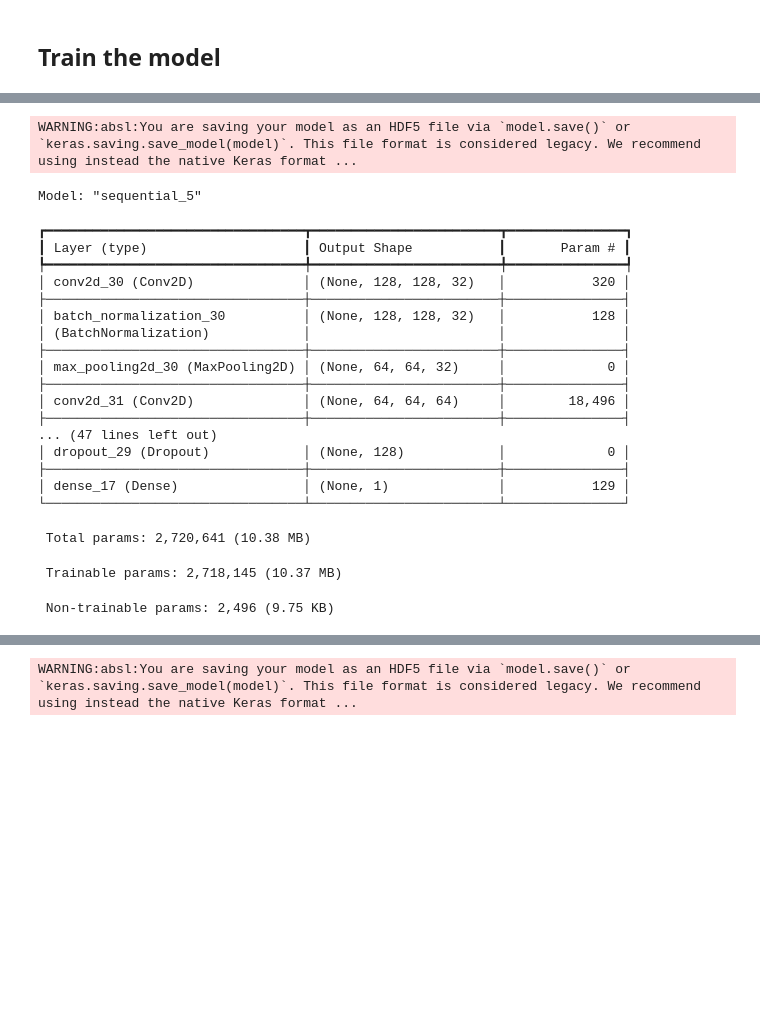
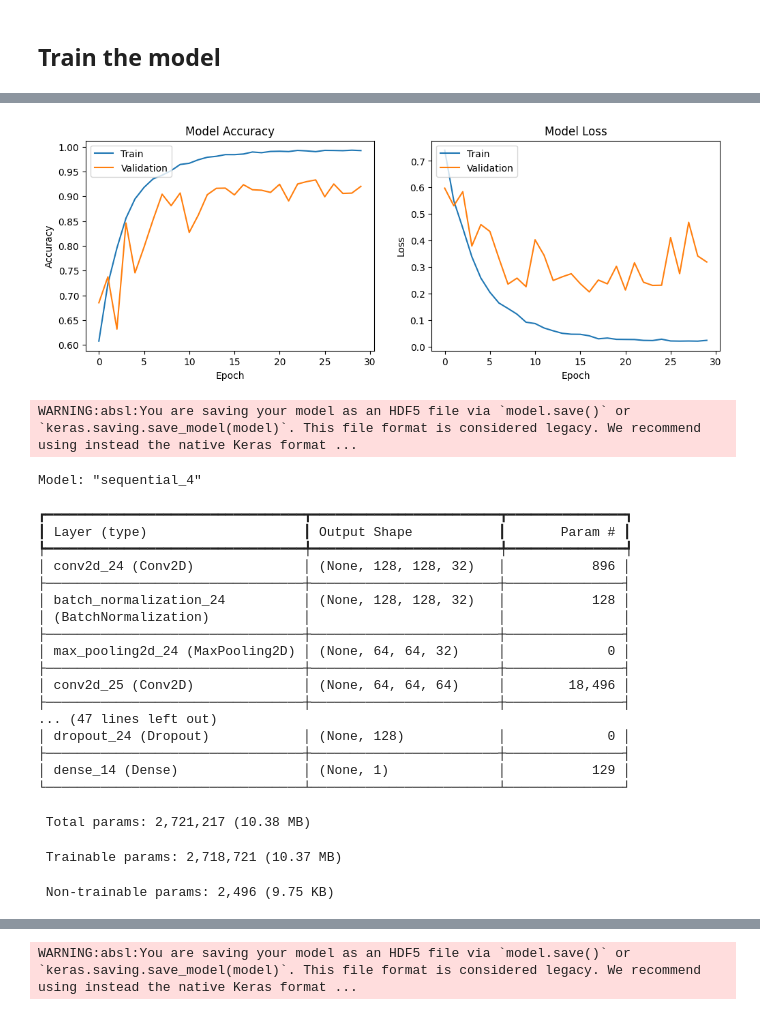
Before and after one commit to ahmed-hazem-1/Cats_VS_Dogs, a Jupyter notebook: Cats_VS_Dogs_(CNN_Classification).ipynb, the cells around one changed output, grey strips where cells are left out. Saved outputs shown, nothing was run; the diff lists cells and outputs as text; code cells hidden in the pictures; blank space fills up the shorter version.

```diff
--- a/Cats_VS_Dogs_(CNN_Classification).ipynb
+++ b/Cats_VS_Dogs_(CNN_Classification).ipynb
@@ -163,10 +134,11 @@ train_st = image_dataset_from_directory(
     target_path,
     validation_split=0.2,
     subset='training',
+    shuffle=True,
     seed=123,
     image_size=img_size,
     batch_size=batch_size,
-    color_mode='grayscale',
+    # color_mode='grayscale',
     label_mode='binary'  # Binary labels (for binary classification: cat vs dog)
 )
 
@@ -177,7 +149,7 @@ val_st = image_dataset_from_directory(
     seed=123,
     image_size=img_size,
     batch_size=batch_size,
-    color_mode='grayscale',
+    # color_mode='grayscale',
     label_mode='binary'
 )
 # %% [output]
@@ -189,7 +161,7 @@ Using 4999 files for validation.
 # Model Training
 # %%
 model = Sequential([
-    Conv2D(32, (3, 3), input_shape=(128, 128, 1), activation='relu', padding='same'),
+    Conv2D(32, (3, 3), input_shape=(128, 128, 3), activation='relu', padding='same'),
     BatchNormalization(),
     MaxPooling2D(pool_size=(2, 2)),
 
@@ -296,0 +269,30 @@ Epoch 20/50
+# %%
+# prompt: make a model evaluation
+
+# Evaluate the model on the validation set
+loss, accuracy = model.evaluate(val_st)
+
+print(f"Validation Loss: {loss}")
+print(f"Validation Accuracy: {accuracy}")
+
+# You can also plot the training history to visualize performance
+plt.figure(figsize=(12, 4))
+
+plt.subplot(1, 2, 1)
+plt.plot(history.history['accuracy'])
+plt.plot(history.history['val_accuracy'])
+plt.title('Model Accuracy')
+plt.ylabel('Accuracy')
+plt.xlabel('Epoch')
+plt.legend(['Train', 'Validation'], loc='upper left')
+
+plt.subplot(1, 2, 2)
+plt.plot(history.history['loss'])
+plt.plot(history.history['val_loss'])
+plt.title('Model Loss')
+plt.ylabel('Loss')
+plt.xlabel('Epoch')
+plt.legend(['Train', 'Validation'], loc='upper left')
+
+plt.show()
+# %% [output]
@@ -297,10 +302,11 @@ Epoch 20/50
+[figure, added]
 # %%
 model.save('model_v0.h5')
 # %% [output]
 WARNING:absl:You are saving your model as an HDF5 file via `model.save()` or `keras.saving.save_model(model)`. This file format is considered legacy. We recommend using instead the native Keras format ...
 # %%
 model = Sequential([
-    Conv2D(32, (3, 3), input_shape=(128, 128, 1), activation='relu', padding='same'),
+    Conv2D(32, (3, 3), input_shape=(128, 128, 3), activation='relu', padding='same'),
     BatchNormalization(),
     MaxPooling2D(pool_size=(2, 2)),
 
@@ -338,26 +344,26 @@ model = Sequential([
 model.compile(optimizer=Adam(), loss='binary_crossentropy', metrics=['accuracy'])
 model.summary()
 # %% [output]
-Model: "sequential_5"
+Model: "sequential_4"
 ┏━━━━━━━━━━━━━━━━━━━━━━━━━━━━━━━━━┳━━━━━━━━━━━━━━━━━━━━━━━━┳━━━━━━━━━━━━━━━┓
 ┃ Layer (type)                    ┃ Output Shape           ┃       Param # ┃
 ┡━━━━━━━━━━━━━━━━━━━━━━━━━━━━━━━━━╇━━━━━━━━━━━━━━━━━━━━━━━━╇━━━━━━━━━━━━━━━┩
-│ conv2d_30 (Conv2D)              │ (None, 128, 128, 32)   │           320 │
+│ conv2d_24 (Conv2D)              │ (None, 128, 128, 32)   │           896 │
 ├─────────────────────────────────┼────────────────────────┼───────────────┤
-│ batch_normalization_30          │ (None, 128, 128, 32)   │           128 │
+│ batch_normalization_24          │ (None, 128, 128, 32)   │           128 │
 │ (BatchNormalization)            │                        │               │
 ├─────────────────────────────────┼────────────────────────┼───────────────┤
-│ max_pooling2d_30 (MaxPooling2D) │ (None, 64, 64, 32)     │             0 │
+│ max_pooling2d_24 (MaxPooling2D) │ (None, 64, 64, 32)     │             0 │
 ├─────────────────────────────────┼────────────────────────┼───────────────┤
-│ conv2d_31 (Conv2D)              │ (None, 64, 64, 64)     │        18,496 │
+│ conv2d_25 (Conv2D)              │ (None, 64, 64, 64)     │        18,496 │
 ├─────────────────────────────────┼────────────────────────┼───────────────┤
 ... (47 lines left out)
-│ dropout_29 (Dropout)            │ (None, 128)            │             0 │
+│ dropout_24 (Dropout)            │ (None, 128)            │             0 │
 ├─────────────────────────────────┼────────────────────────┼───────────────┤
-│ dense_17 (Dense)                │ (None, 1)              │           129 │
+│ dense_14 (Dense)                │ (None, 1)              │           129 │
 └─────────────────────────────────┴────────────────────────┴───────────────┘
- Total params: 2,720,641 (10.38 MB)
+ Total params: 2,721,217 (10.38 MB)
- Trainable params: 2,718,145 (10.37 MB)
+ Trainable params: 2,718,721 (10.37 MB)
  Non-trainable params: 2,496 (9.75 KB)
 # %%
 history = model.fit(
```
Also changed, not shown: parts of 19 cells of this notebook, 2 other files.
